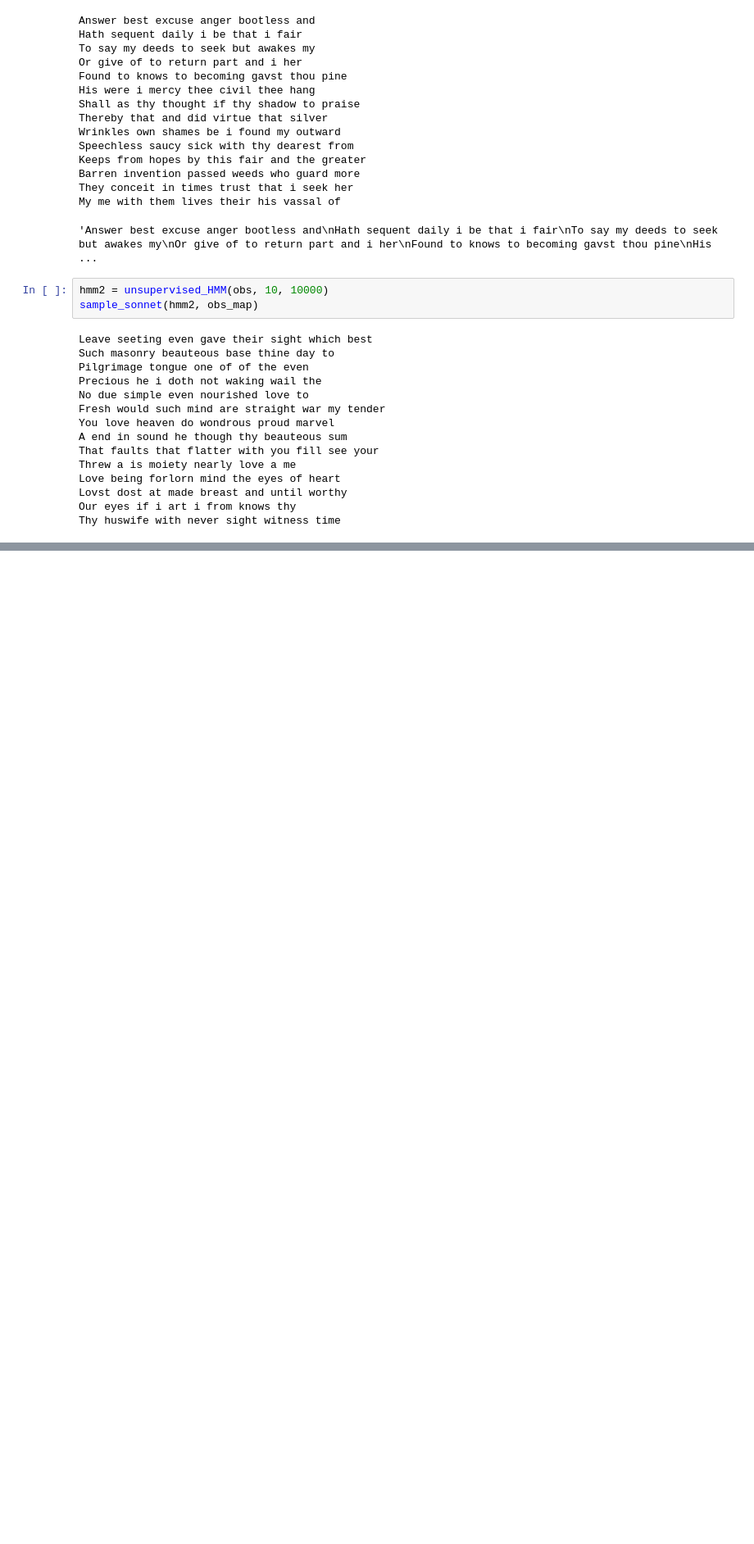
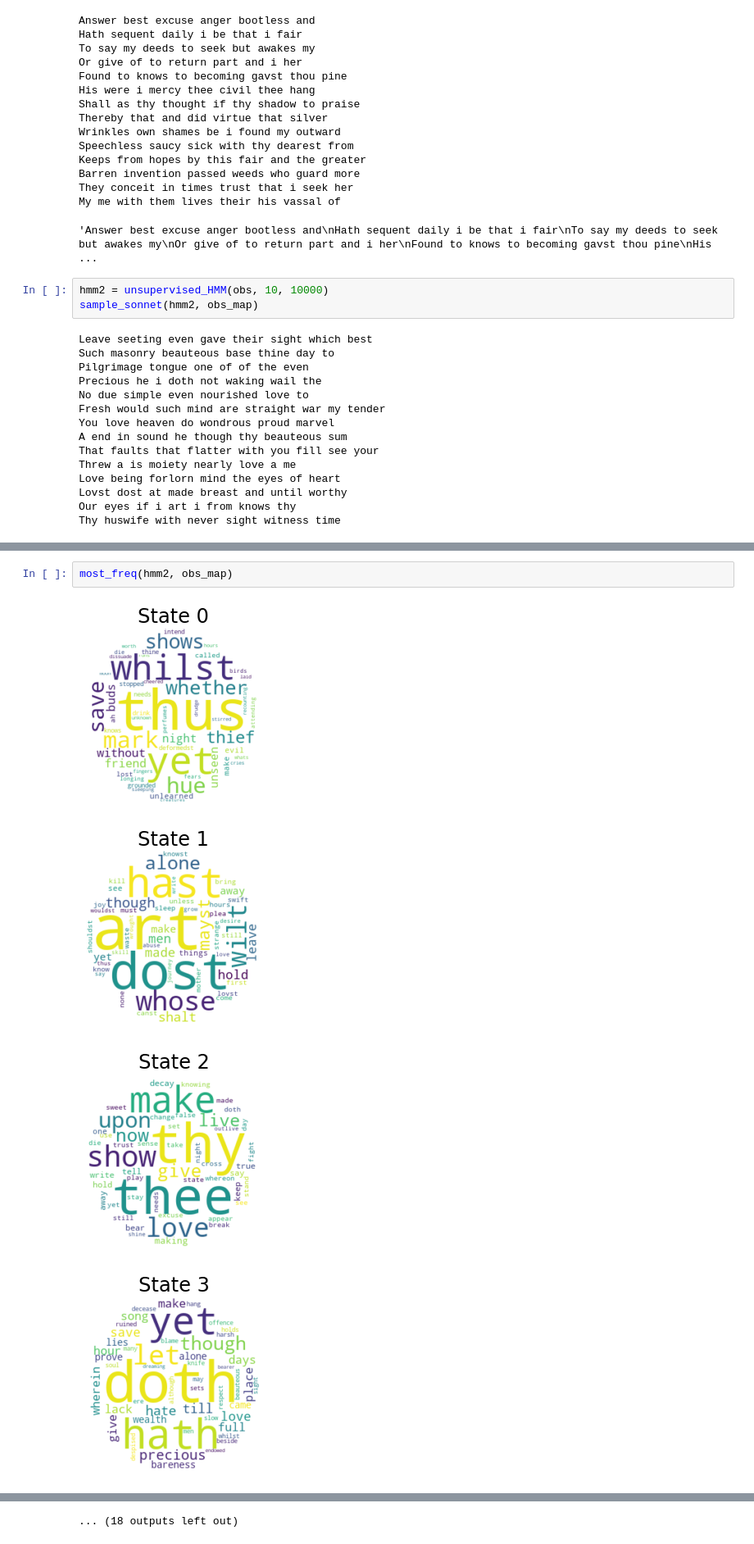
Before and after one commit to astral-grayson/cs155-poetry, a Jupyter notebook: hmm_make_sonnet.ipynb, the cells around one changed output, grey strips where cells are left out. Shown at 82% size. Cells and saved outputs as stored; diff of their text form; blank space fills up the shorter version.

```diff
--- a/hmm_make_sonnet.ipynb
+++ b/hmm_make_sonnet.ipynb
@@ -44,0 +61,7 @@ Thy huswife with never sight witness time
+# %%
+most_freq(hmm2, obs_map)
+# %% [output]
+[figure, added]
+[figure, added]
+[figure, added]
+[figure, added]
@@ -44,0 +86 @@ Thy huswife with never sight witness time
+... (18 outputs left out)
```
Also changed, not shown: parts of 4 cells of this notebook, 3 other files.
